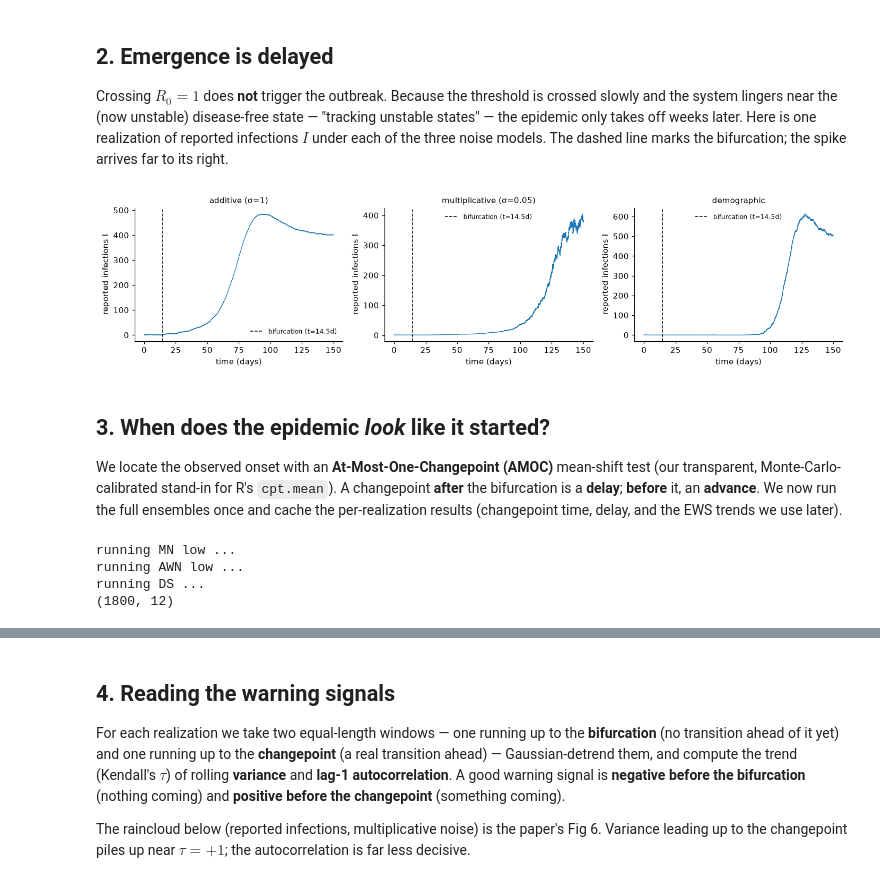
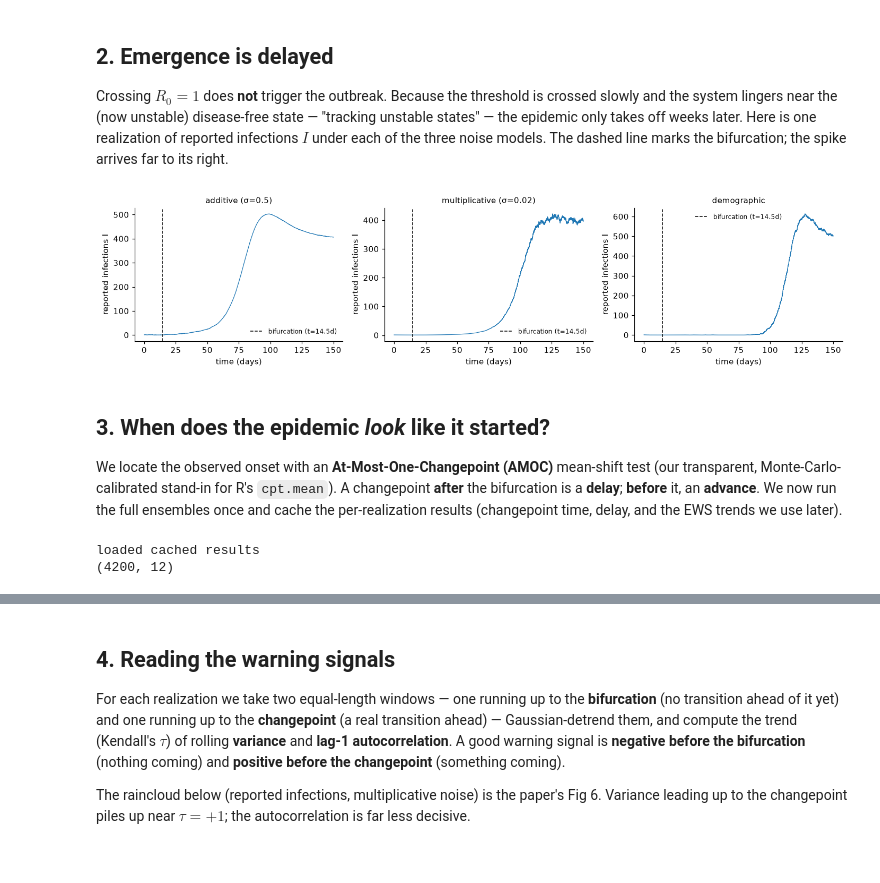
Before and after one commit to aflaxman/ai_assisted_research, a Jupyter notebook: ews_social_media_replication/replicate_ews.ipynb, the cells around one changed output, grey strips where cells are left out. Saved outputs shown, nothing was run; the diff lists cells and outputs as text; code cells hidden in the pictures.

```diff
--- a/ews_social_media_replication/replicate_ews.ipynb
+++ b/ews_social_media_replication/replicate_ews.ipynb
@@ -100,19 +108,19 @@ one realization of reported infections $I$ under each of the three noise models.
 The dashed line marks the bifurcation; the spike arrives far to its right.
 # %%
 examples = {
-    "additive (σ=1)": ("additive", 1.0),
-    "multiplicative (σ=0.05)": ("multiplicative", 0.05),
+    "additive (σ=0.5)": ("additive", 0.5),
+    "multiplicative (σ=0.02)": ("multiplicative", 0.02),
     "demographic": ("demographic", 0.0),
 }
 fig, axes = plt.subplots(1, 3, figsize=(13, 3.2), sharex=True)
 for ax, (name, (nt, sig)) in zip(axes, examples.items()):
     times, traj = simulate_ensemble(p, nt, sig, n_real=1, t_max=T_MAX, dt=DT, seed=42)
     plots.plot_realization(times, traj, p, var_index=2, ax=ax)
     ax.set_title(name, fontsize=10)
     ax.set_ylabel("reported infections I")
 plt.tight_layout()
 # %% [output]
-[figure, old version]
+[figure, new version]
 # %% [markdown]
 ## 3. When does the epidemic *look* like it started?
 
@@ -123,8 +131,12 @@ changepoint **after** the bifurcation is a **delay**; **before** it, an
 results (changepoint time, delay, and the EWS trends we use later).
 # %%
 SCENARIOS = [
-    Scenario("multiplicative", 0.05, "MN low"),
-    Scenario("additive", 1.0, "AWN low"),
+    Scenario("additive", 0.5, "AWN low"),
+    Scenario("additive", 1.5, "AWN medium"),
+    Scenario("additive", 3.0, "AWN high"),
+    Scenario("multiplicative", 0.02, "MN low"),
+    Scenario("multiplicative", 0.05, "MN medium"),
+    Scenario("multiplicative", 0.1, "MN high"),
     Scenario("demographic", 0.0, "DS"),
 ]
 
@@ -141,10 +153,8 @@ else:
     results.to_csv(CACHE, index=False)
 print(results.shape)
 # %% [output]
-running MN low ...
-running AWN low ...
-running DS ...
-(1800, 12)
+loaded cached results
+(4200, 12)
 # %%
 # Delay vs advance, by scenario and compartment (cf. the paper's Figs 3–5 text).
 tab = (results.groupby(["scenario", "variable"])["is_delay"].mean()
```
Also changed, not shown: parts of 8 cells of this notebook, 4 other files.
